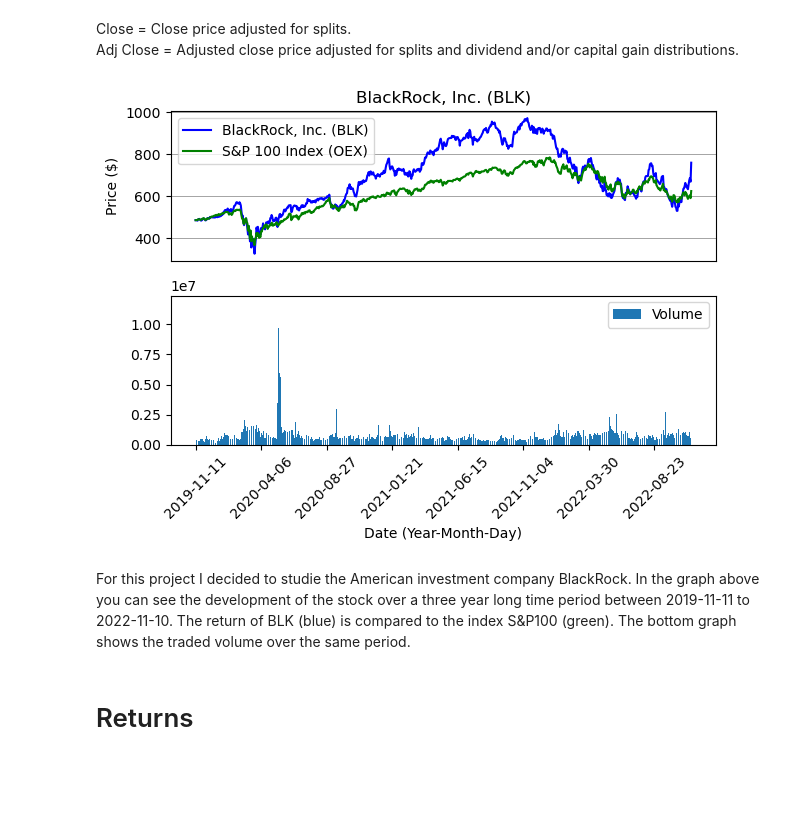
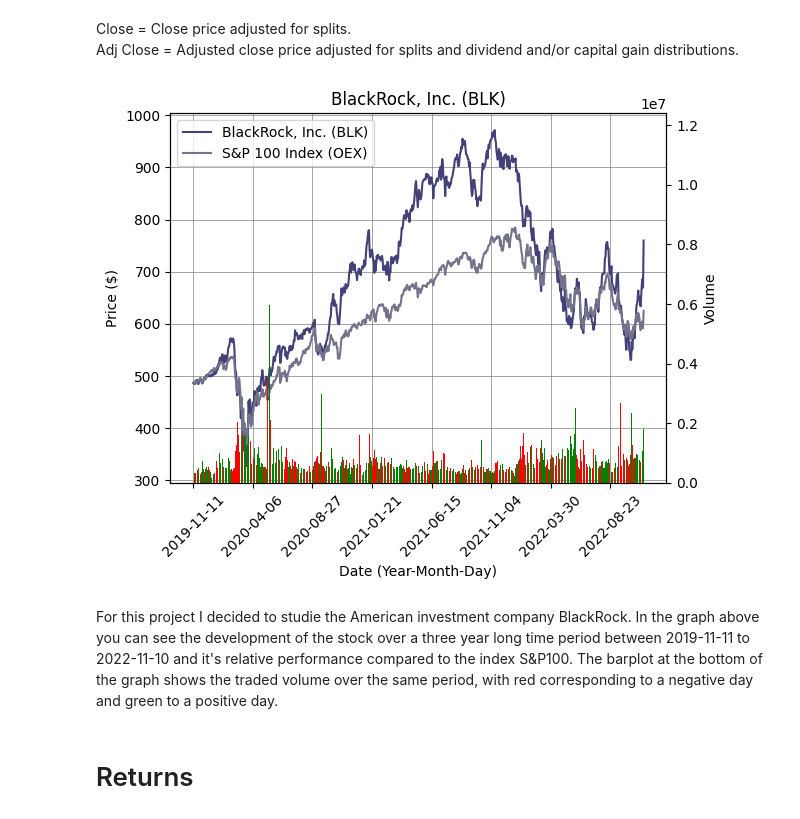
Before and after one commit to holvold/stock-analysis, a Jupyter notebook: BLK-stock-analysis.ipynb, the cells around one changed output. Saved outputs shown, nothing was run; the diff lists cells and outputs as text; code cells hidden in the pictures; blank space fills up the shorter version.

Commit message:
fixed stock-index-graph so volume now is integrated

```diff
--- a/BLK-stock-analysis.ipynb
+++ b/BLK-stock-analysis.ipynb
@@ -27,27 +27,26 @@ Adj Close = Adjusted close price adjusted for splits and dividend and/or capital
 # %%
 x = sp100_df['Date']
 y = sp100_df['adjReturn']
 
-fig, axs = plt.subplots(2)
+fig, ax = plt.subplots()
 
-axs[0].set_title('BlackRock, Inc. (BLK)')
-axs[0].set_ylabel('Price ($)')
-axs[0].get_xaxis().set_ticks([])
-axs[0].plot(blk_df['Date'], blk_df['Close'], color='blue')
-axs[0].plot(x, y, color = 'green')
-axs[0].grid(color = 'grey', linewidth = 0.5)
-axs[0].legend(['BlackRock, Inc. (BLK)', 'S&P 100 Index (OEX)'])
-axs[1].set_xlabel('Date (Year-Month-Day)')
-axs[1].set_xticks(np.arange(0, len(x)+1, 100))
-axs[1].tick_params(axis='x',labelrotation=45)
-axs[1].bar(blk_df['Date'],blk_df['Volume'], label='BlackRock')
-axs[1].legend(['Volume'])
-fig.tight_layout()
+ax.set_title('BlackRock, Inc. (BLK)')
+ax.set_ylabel('Price ($)')
+ax.plot(blk_df['Date'], blk_df['Close'], color='#424279')
+ax.plot(x, y, color = '#73738C')
+ax.grid(color = 'grey', linewidth = 0.5)
+ax.legend(['BlackRock, Inc. (BLK)', 'S&P 100 Index (OEX)'])
+ax.set_xlabel('Date (Year-Month-Day)')
+ax.set_xticks(np.arange(0, len(x)+1, 100))
+ax.tick_params(axis='x',labelrotation=45)
+ax2=ax.twinx()
+ax2.bar(blk_df['Date'], blk_df['Volume'], color = blk_df['Returns'].apply(lambda x: 'green' if x > 0 else 'red'))
+ax2.set_ylabel('Volume')
 plt.show()
 # %% [output]
-[figure, old version]
+[figure, new version]
 # %% [markdown]
-For this project I decided to studie the American investment company BlackRock. In the graph above you can see the development of the stock over a three year long time period between 2019-11-11 to 2022-11-10. The return of BLK (blue) is compared to the index S&P100 (green). The bottom graph shows the traded volume over the same period.
+For this project I decided to studie the American investment company BlackRock. In the graph above you can see the development of the stock over a three year long time period between 2019-11-11 to 2022-11-10 and it's relative performance compared to the index S&P100. The barplot at the bottom of the graph shows the traded volume over the same period, with red corresponding to a negative day and green to a positive day.
 # %% [markdown]
 # Returns
 # %%
```
Also changed, not shown: parts of 3 cells of this notebook, 1 other file.
